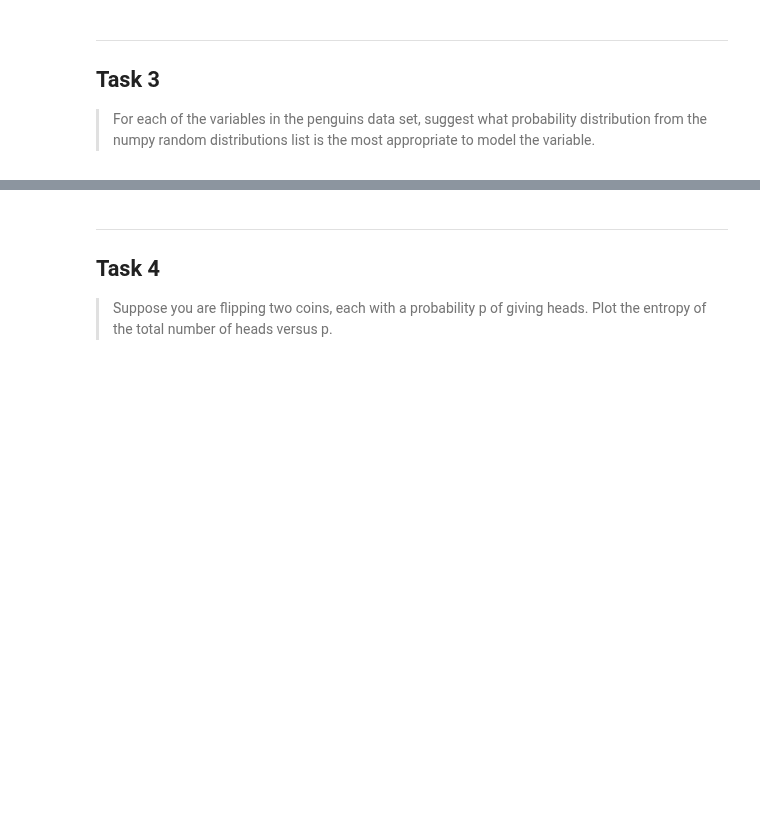
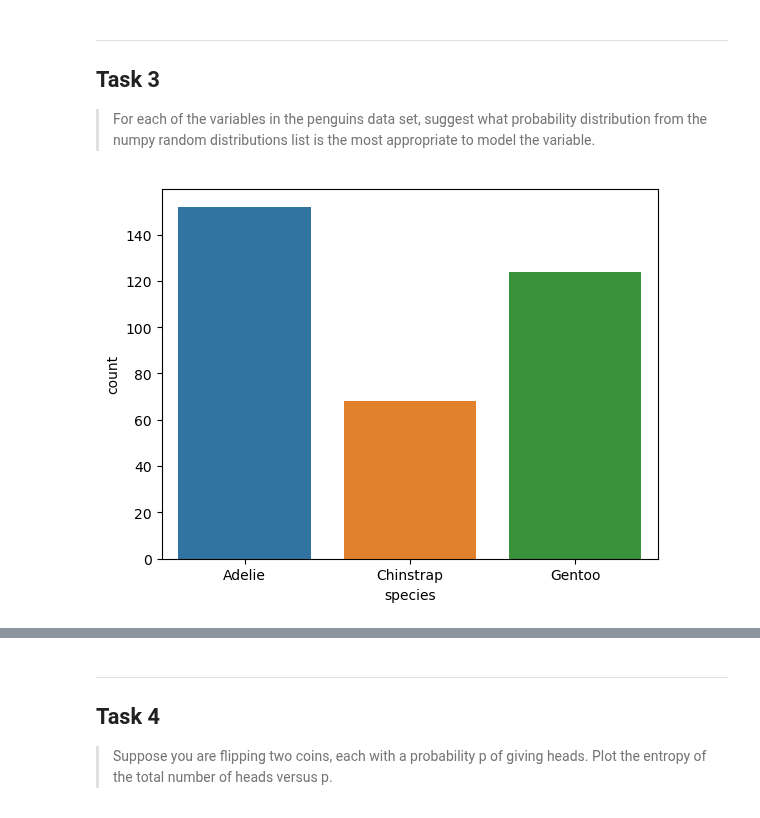
Before and after one commit to claretubs/fundamentals-data-analysis-project, a Jupyter notebook: tasks.ipynb, the cells around one changed output, grey strips where cells are left out. Cells and saved outputs as stored; diff of their text form; code cells hidden in the pictures; blank space fills up the shorter version.

Commit message:
Task 3 - Visualisation of Probabilty Distributions

```diff
--- a/tasks.ipynb
+++ b/tasks.ipynb
@@ -93,0 +98,6 @@ is the most appropriate to model the variable.
+# %%
+# Probability Distribution for Species variable
+sns.countplot(data = df, x = "species")
+plt.show()
+# %% [output]
+[figure, added]
```
Also changed, not shown: parts of 5 cells of this notebook.
